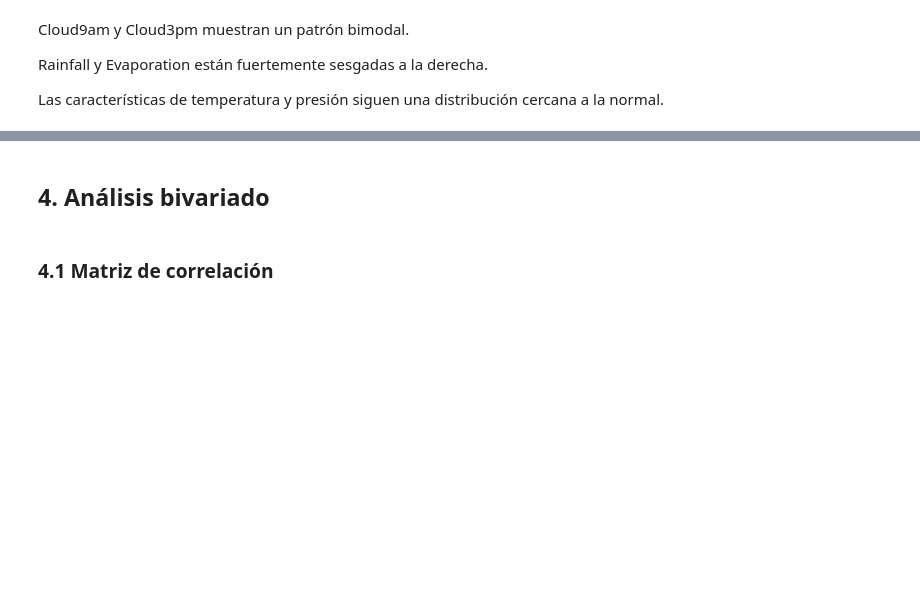
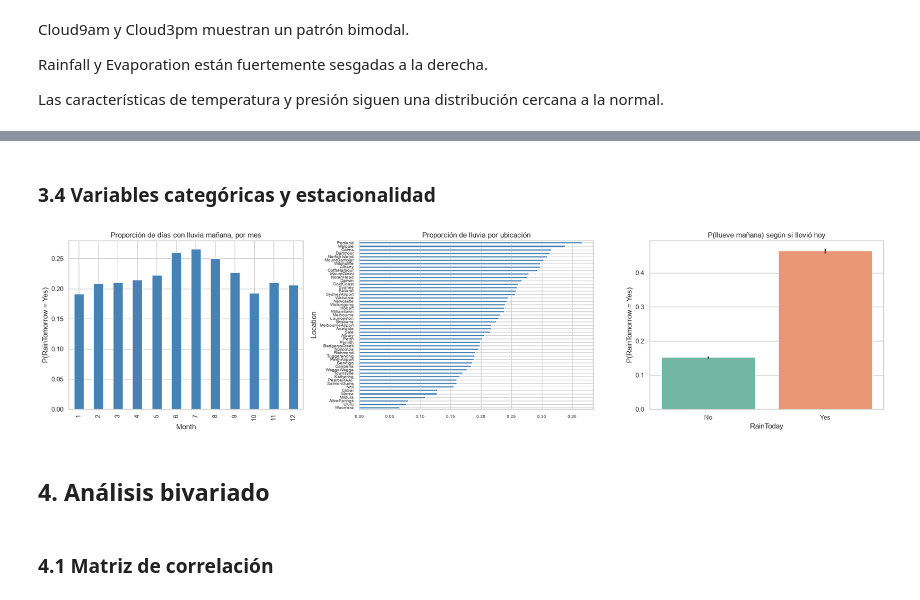
Before and after one commit to alejacos/TP_AA1_Acosta_Hauret_Rinaldi_Torres, a Jupyter notebook: TP_2/TP-clasificacion-AA1.ipynb, the cells around one changed output, grey strips where cells are left out. Cells and saved outputs as stored; diff of their text form; code cells hidden in the pictures; blank space fills up the shorter version.

```diff
--- a/TP_2/TP-clasificacion-AA1.ipynb
+++ b/TP_2/TP-clasificacion-AA1.ipynb
@@ -239,3 +347,22 @@ Las características de temperatura y presión siguen una distribución cercana
+# %% [markdown]
+### 3.4 Variables categóricas y estacionalidad
+# %%
+df["Month"] = df["Date"].dt.month
+fig, axes = plt.subplots(1, 3, figsize=(20, 5))
+
+(df.groupby("Month")["RainTomorrow"].apply(lambda s: (s == "Yes").mean())
+   .plot(kind="bar", ax=axes[0], color="steelblue"))
+axes[0].set_title("Proporción de días con lluvia mañana, por mes"); axes[0].set_ylabel("P(RainTomorrow = Yes)")
+
+(df.groupby("Location")["RainTomorrow"].apply(lambda s: (s == "Yes").mean())
+   .sort_values().plot(kind="barh", ax=axes[1], color="steelblue", fontsize=7))
+axes[1].set_title("Proporción de lluvia por ubicación")
+
+sns.barplot(data=df, x="RainToday", y=(df["RainTomorrow"] == "Yes").astype(int), ax=axes[2], palette="Set2")
+axes[2].set_title("P(llueve mañana) según si llovió hoy"); axes[2].set_ylabel("P(RainTomorrow = Yes)")
+plt.tight_layout(); plt.show()
+# %% [output]
+[figure, added]
 # %% [markdown]
 ## 4. Análisis bivariado
 # %% [markdown]
```
Also changed, not shown: parts of 42 cells of this notebook.
